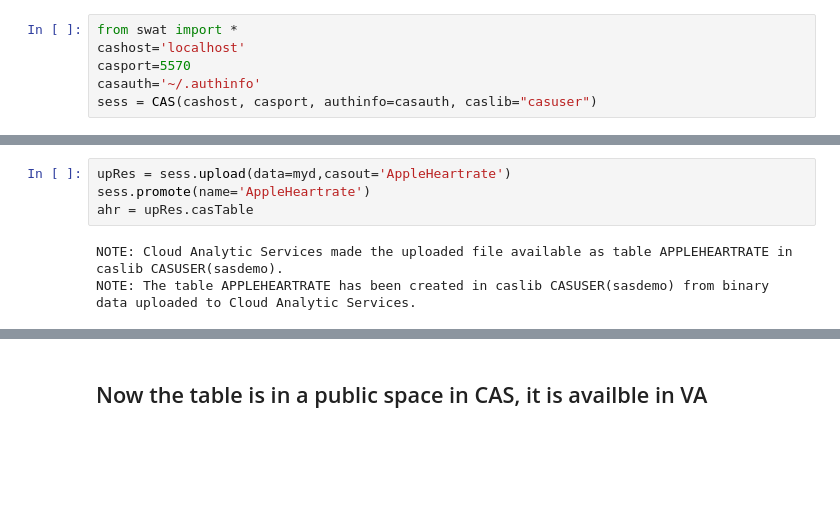
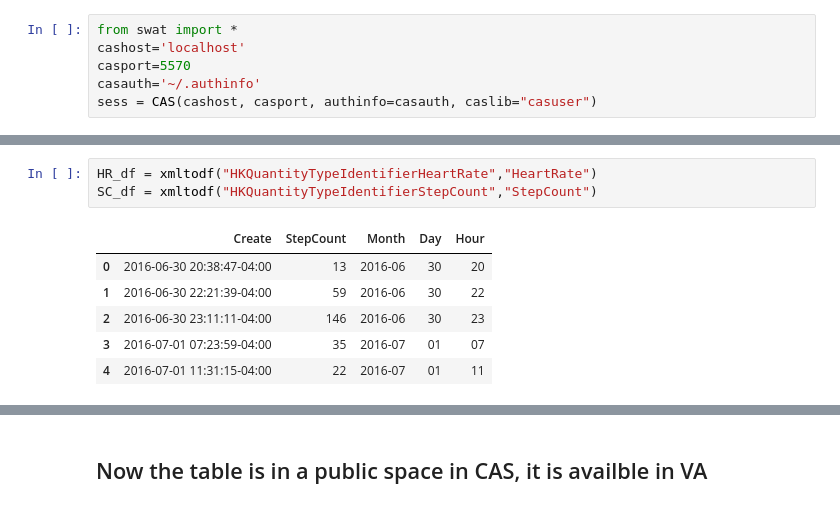
Before and after one commit to scoyote/AppleHealthAnalyze, a Jupyter notebook: ImportAppleHealthXML.ipynb, the cells around one changed output, grey strips where cells are left out. Cells and saved outputs as stored; diff of their text form; blank space fills up the shorter version.

```diff
--- a/ImportAppleHealthXML.ipynb
+++ b/ImportAppleHealthXML.ipynb
@@ -218,7 +219,10 @@ NOTE: Cloud Analytic Services dropped table AppleHeartrate from caslib CASUSER(s
-# %%
-upRes = sess.upload(data=myd,casout='AppleHeartrate')
-sess.promote(name='AppleHeartrate')
-ahr = upRes.casTable
-# %% [output]
-NOTE: Cloud Analytic Services made the uploaded file available as table APPLEHEARTRATE in caslib CASUSER(sasdemo).
-NOTE: The table APPLEHEARTRATE has been created in caslib CASUSER(sasdemo) from binary data uploaded to Cloud Analytic Services.
+# %%
+HR_df = xmltodf("HKQuantityTypeIdentifierHeartRate","HeartRate")
+SC_df = xmltodf("HKQuantityTypeIdentifierStepCount","StepCount")
+# %% [output]
+|  | Create | StepCount | Month | Day | Hour |
+| 0 | 2016-06-30 20:38:47-04:00 | 13 | 2016-06 | 30 | 20 |
+| 1 | 2016-06-30 22:21:39-04:00 | 59 | 2016-06 | 30 | 22 |
+| 2 | 2016-06-30 23:11:11-04:00 | 146 | 2016-06 | 30 | 23 |
+| 3 | 2016-07-01 07:23:59-04:00 | 35 | 2016-07 | 01 | 07 |
+| 4 | 2016-07-01 11:31:15-04:00 | 22 | 2016-07 | 01 | 11 |
```
Also changed, not shown: parts of 12 cells of this notebook.
